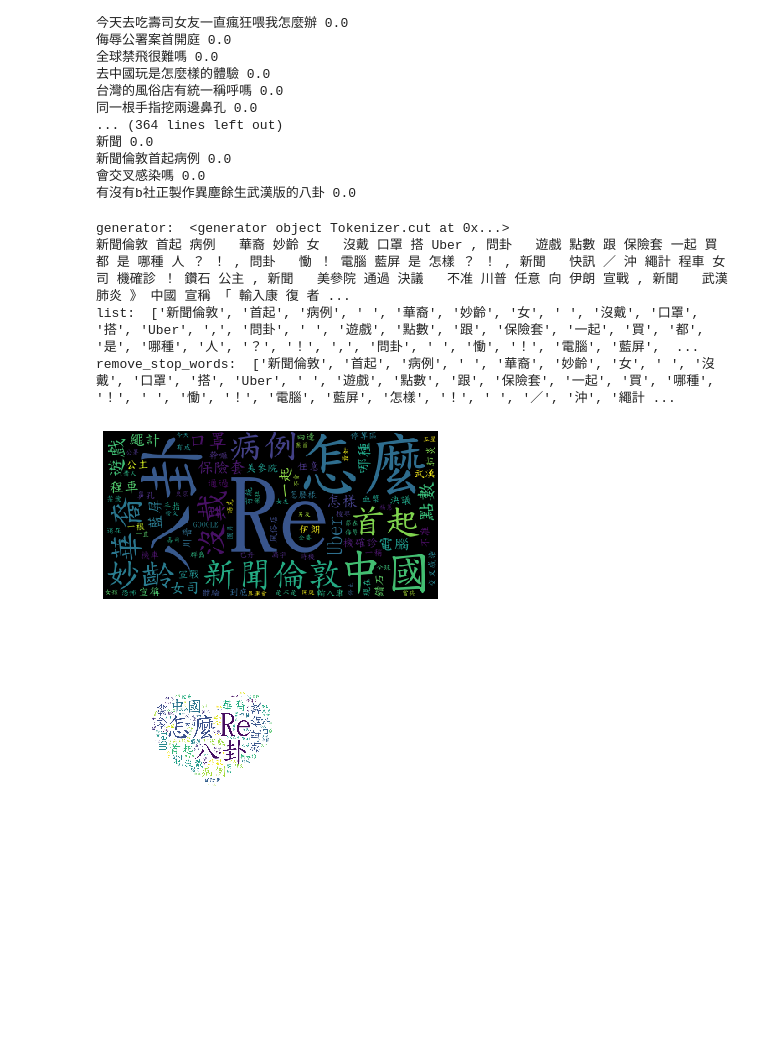
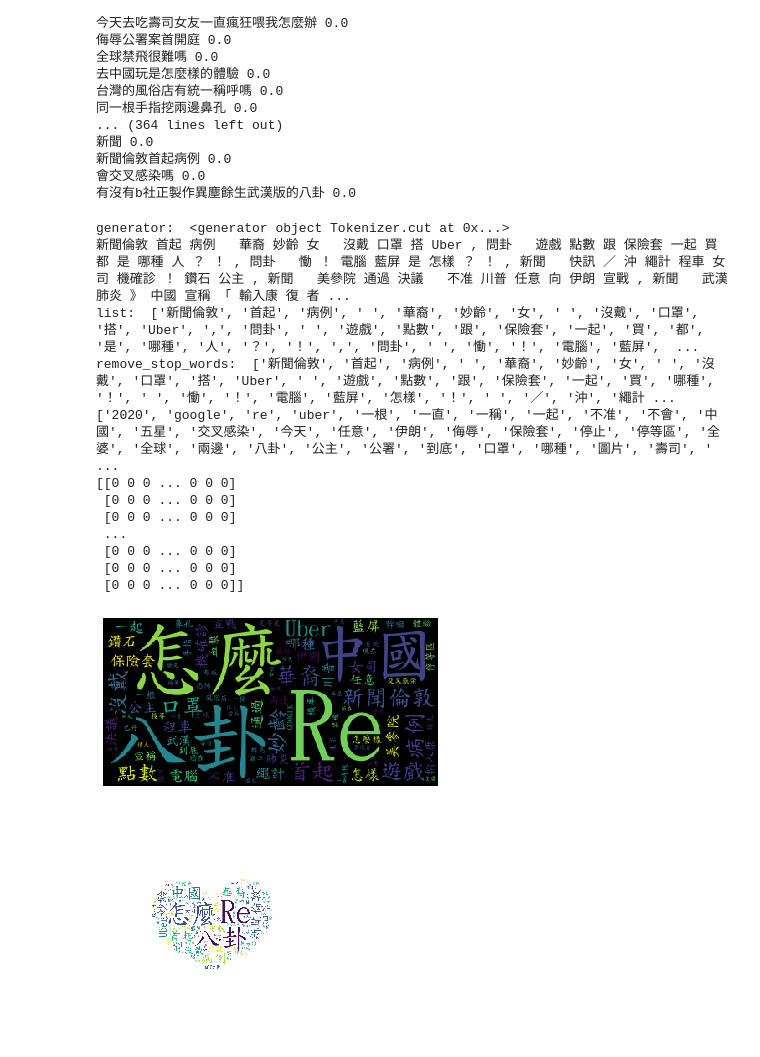
Before and after one commit to zero0827z/1st-PyCrawlerMarathon, a Jupyter notebook: Homework/Final project.ipynb, the cells around one changed output. Drawn from its saved outputs; the diff is of its cells as text; code cells hidden in the pictures; blank space fills up the shorter version.

```diff
--- a/Homework/Final project.ipynb
+++ b/Homework/Final project.ipynb
@@ -159,34 +163,48 @@ def remove_stop_words(file_name,seg_list):
             new_list.append(seg) #若在for loop裡用remove的話則會改變總長度
     return new_list
 
 file_name = './stopword.txt'
 seg_list = remove_stop_words(file_name,seg_list)
 print('remove_stop_words: ',seg_list)
 
+vectorizer = CountVectorizer()
+X = vectorizer.fit_transform(seg_list)
+word1 = vectorizer.get_feature_names()
+print(word1)
+print(X.toarray())
+
 def count_segment_freq(seg_list):
     seg_df = pd.DataFrame(seg_list,columns=['seg'])
     seg_df['count'] = 1
     sef_freq = seg_df.groupby('seg')['count'].sum().sort_values(ascending=False)
     sef_freq = pd.DataFrame(sef_freq)
     return sef_freq
 
 sef_freq = count_segment_freq(seg_list)
 sef_freq.head()
 
 font_path = './kaiu.ttf' # 標楷體
 seg_list=' '.join(seg_list)
 
 wc = WordCloud(background_color='black',font_path=font_path)
 wc.generate(seg_list)
 plt.imshow(wc)
 plt.axis("off")
 plt.show()
 # %% [output]
 generator:  <generator object Tokenizer.cut at 0x...>
 新聞倫敦 首起 病例   華裔 妙齡 女   沒戴 口罩 搭 Uber , 問卦   遊戲 點數 跟 保險套 一起 買 都 是 哪種 人 ？ ！ , 問卦   慟 ！ 電腦 藍屏 是 怎樣 ？ ！ , 新聞   快訊 ／ 沖 繩計 程車 女司 機確診 ！ 鑽石 公主 , 新聞   美參院 通過 決議   不准 川普 任意 向 伊朗 宣戰 , 新聞   武漢 肺炎 》 中國 宣稱 「 輸入康 復 者 ...
 list:  ['新聞倫敦', '首起', '病例', ' ', '華裔', '妙齡', '女', ' ', '沒戴', '口罩', '搭', 'Uber', ',', '問卦', ' ', '遊戲', '點數', '跟', '保險套', '一起', '買', '都', '是', '哪種', '人', '？', '！', ',', '問卦', ' ', '慟', '！', '電腦', '藍屏',  ...
 remove_stop_words:  ['新聞倫敦', '首起', '病例', ' ', '華裔', '妙齡', '女', ' ', '沒戴', '口罩', '搭', 'Uber', ' ', '遊戲', '點數', '跟', '保險套', '一起', '買', '哪種', '！', ' ', '慟', '！', '電腦', '藍屏', '怎樣', '！', ' ', '／', '沖', '繩計 ...
+['2020', 'google', 're', 'uber', '一根', '一直', '一稱', '一起', '不准', '不會', '中國', '五星', '交叉感染', '今天', '任意', '伊朗', '侮辱', '保險套', '停止', '停等區', '全婆', '全球', '兩邊', '八卦', '公主', '公署', '到底', '口罩', '哪種', '圖片', '壽司', ' ...
+[[0 0 0 ... 0 0 0]
+ [0 0 0 ... 0 0 0]
+ [0 0 0 ... 0 0 0]
+ ...
+ [0 0 0 ... 0 0 0]
+ [0 0 0 ... 0 0 0]
+ [0 0 0 ... 0 0 0]]
-[figure, old version]
+[figure, new version]
 # %%
 back_color = imageio.imread('./heart.jpg')
 wc = WordCloud(
```
Also changed, not shown: parts of 2 cells of this notebook.
